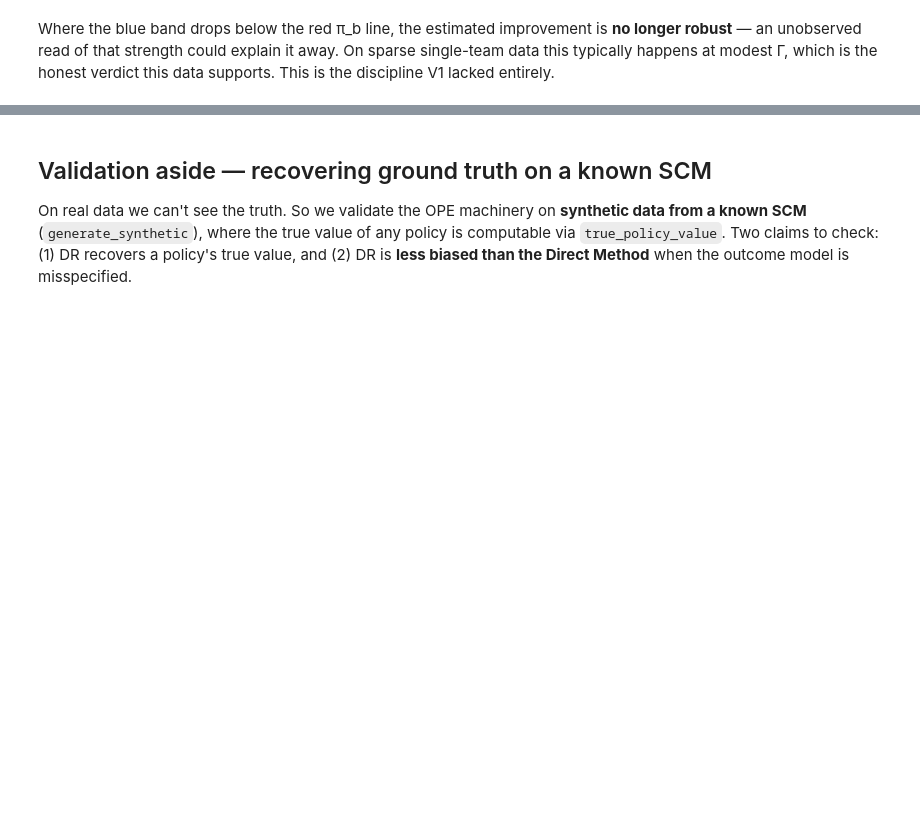
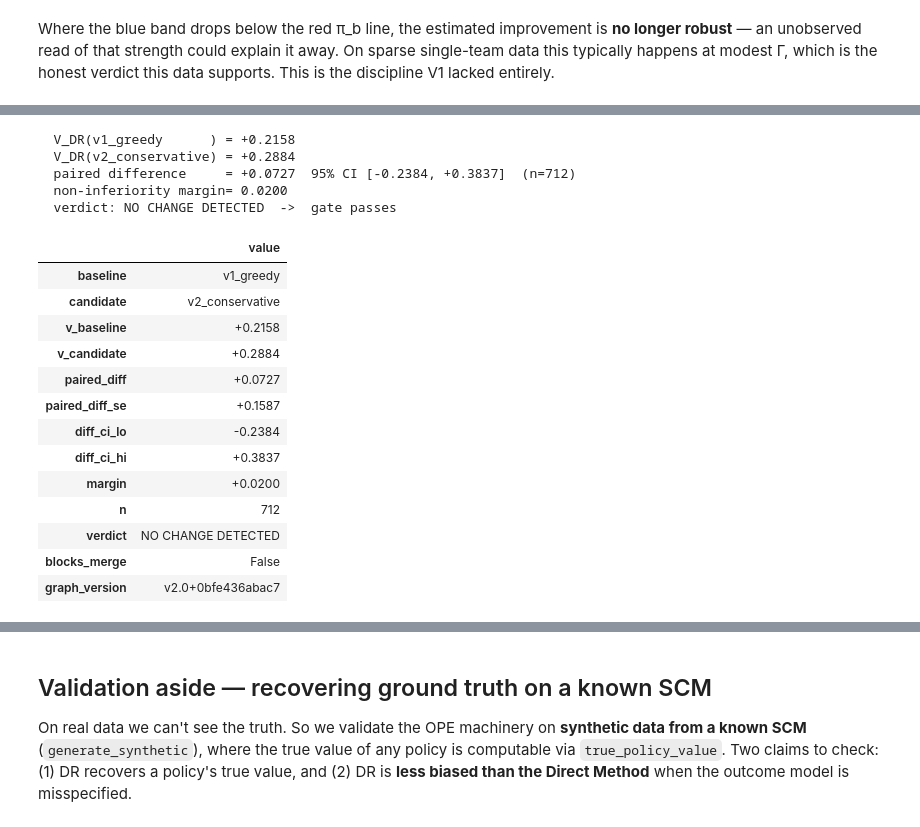
Before and after one commit to pendsec/nfl-playcalling, a Jupyter notebook: notebooks/v2_pipeline_walkthrough.ipynb, the cells around one changed output, grey strips where cells are left out. Cells and saved outputs as stored; diff of their text form; code cells hidden in the pictures; blank space fills up the shorter version.

```diff
--- a/notebooks/v2_pipeline_walkthrough.ipynb
+++ b/notebooks/v2_pipeline_walkthrough.ipynb
@@ -323,0 +349,26 @@ This is the discipline V1 lacked entirely.
+# %%
+cmp = compare_v1_to_v2(test, q, beh, cfg)
+print(cmp.report())
+
+# The full record that gets written to outputs/version_comparison.csv.
+pd.DataFrame([cmp.to_record()]).T.rename(columns={0: "value"})
+# %% [output]
+  V_DR(v1_greedy      ) = +0.2158
+  V_DR(v2_conservative) = +0.2884
+  paired difference     = +0.0727  95% CI [-0.2384, +0.3837]  (n=712)
+  non-inferiority margin= 0.0200
+  verdict: NO CHANGE DETECTED  ->  gate passes
+|  | value |
+| baseline | v1_greedy |
+| candidate | v2_conservative |
+| v_baseline | +0.2158 |
+| v_candidate | +0.2884 |
+| paired_diff | +0.0727 |
+| paired_diff_se | +0.1587 |
+| diff_ci_lo | -0.2384 |
+| diff_ci_hi | +0.3837 |
+| margin | +0.0200 |
+| n | 712 |
+| verdict | NO CHANGE DETECTED |
+| blocks_merge | False |
+| graph_version | v2.0+0bfe436abac7 |
```
Also changed, not shown: parts of 25 cells of this notebook, 21 other files.
